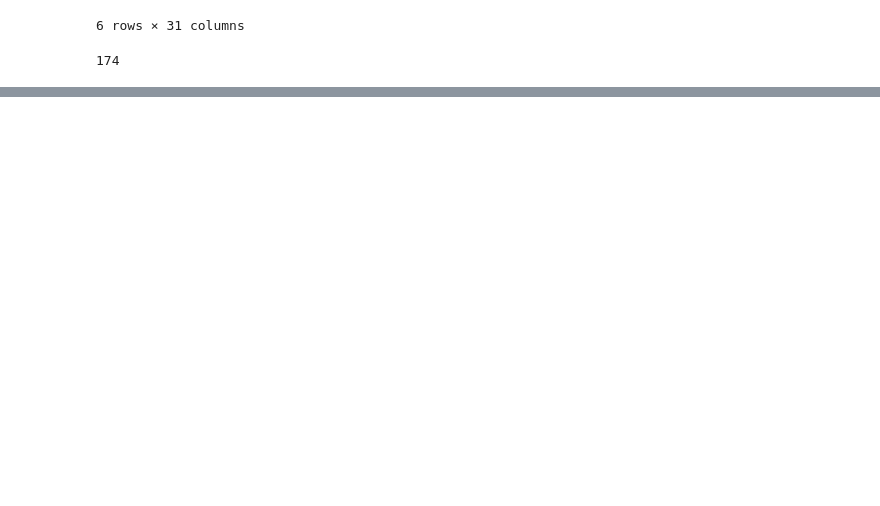
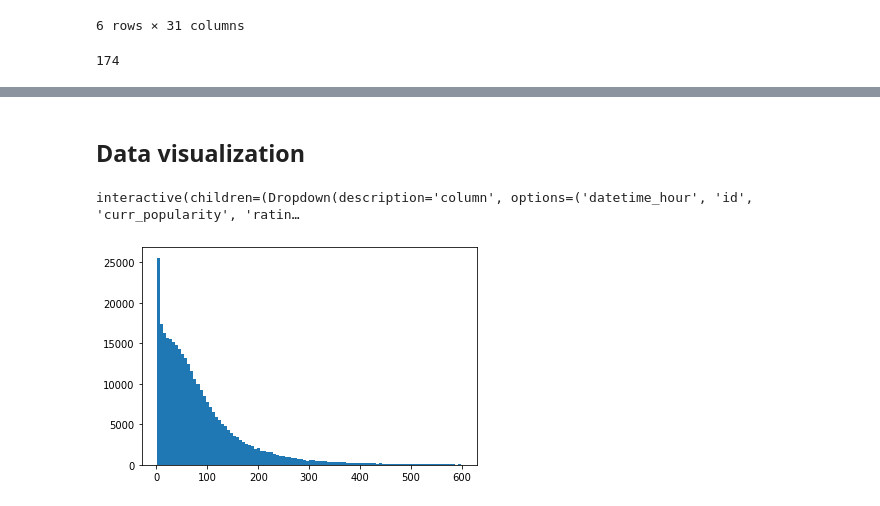
Before and after one commit to qcabel/park-recommendation, a Jupyter notebook: prepare_dataframe_for_training.ipynb, the cells around one changed output, grey strips where cells are left out. Saved outputs shown, nothing was run; the diff lists cells and outputs as text; code cells hidden in the pictures; blank space fills up the shorter version.

```diff
--- a/prepare_dataframe_for_training.ipynb
+++ b/prepare_dataframe_for_training.ipynb
@@ -212,0 +242,27 @@ len(set(no_weather_cities) & set(all_weather_cities))
+# %% [markdown]
+## Data visualization
+# %%
+from ipywidgets import widgets
+import matplotlib.pyplot as plt
+
+X = df_popularity.drop(columns=['curr_popularity', ])
+y = df_popularity['curr_popularity']
+
+def housing_plot(X, y):
+    def plotter(column):
+        valid_rows = X[column].notna()
+        plt.plot(X.loc[valid_rows, column], y[valid_rows], '.', color='k')
+        plt.xticks(rotation = 90)
+        plt.xlabel(column)
+        plt.ylabel('Current popularity')
+
+    return plotter
+
+dropdown_values = df_popularity.columns #{"{0}: {1}".format(k, features_dict[k]):k for k in X.columns}
+widgets.interact(housing_plot(X, y), column=dropdown_values);
+# %% [output]
+interactive(children=(Dropdown(description='column', options=('datetime_hour', 'id', 'curr_popularity', 'ratin…
+# %%
+plt.hist(df_popularity[df_popularity['curr_popularity']<600]['curr_popularity'], 100);
+# %% [output]
+[figure, added]
```
Also changed, not shown: parts of 30 cells of this notebook.
